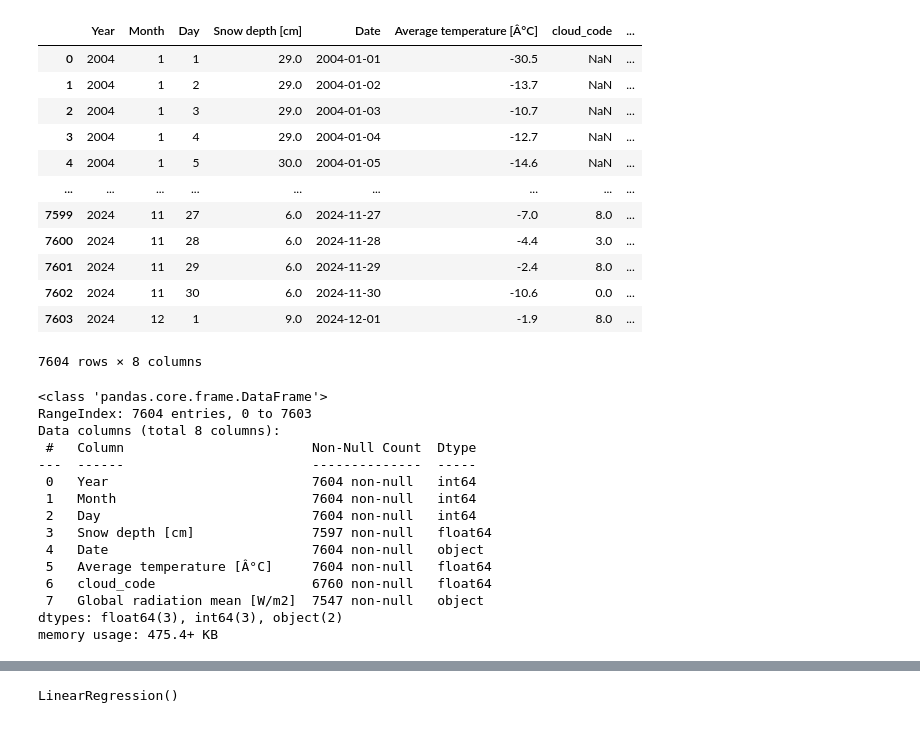
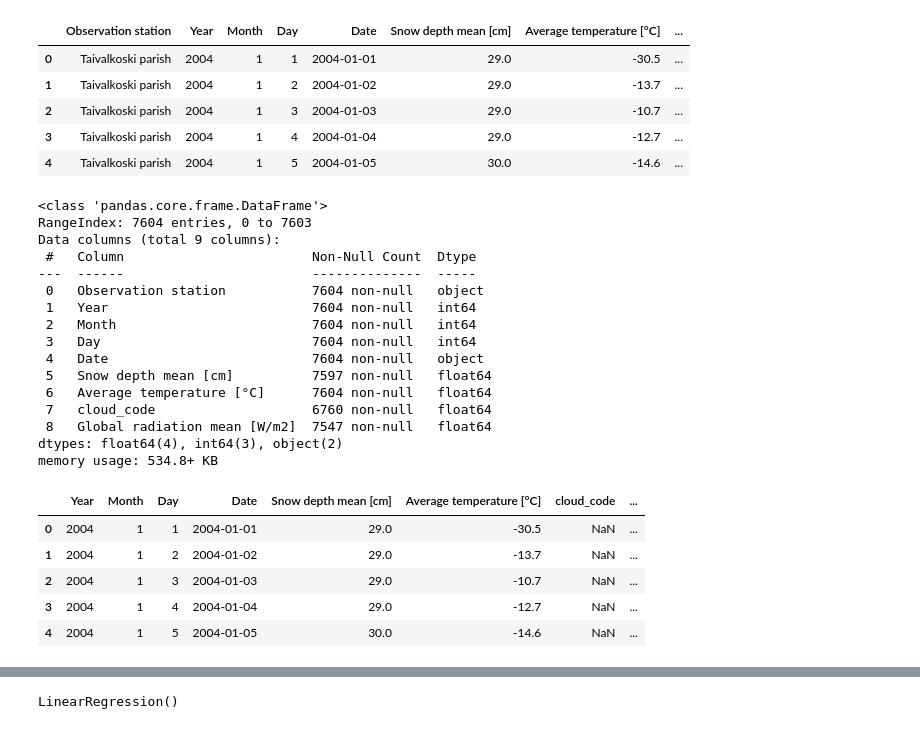
Before and after one commit to Mini-project-Team-Theta/team_theta, a Jupyter notebook: isosyote_df_polymodel.ipynb, the cells around one changed output, grey strips where cells are left out. Saved outputs shown, nothing was run; the diff lists cells and outputs as text; code cells hidden in the pictures.

```diff
--- a/isosyote_df_polymodel.ipynb
+++ b/isosyote_df_polymodel.ipynb
@@ -29,35 +12,29 @@ df
-# %%
-df.drop(columns=["Observation station"], inplace=True)
-df
-# %% [output]
-|  | Year | Month | Day | Snow depth [cm] | Date | Average temperature [Â°C] | cloud_code | ... |
-| 0 | 2004 | 1 | 1 | 29.0 | 2004-01-01 | -30.5 | NaN | ... |
-| 1 | 2004 | 1 | 2 | 29.0 | 2004-01-02 | -13.7 | NaN | ... |
-| 2 | 2004 | 1 | 3 | 29.0 | 2004-01-03 | -10.7 | NaN | ... |
-| 3 | 2004 | 1 | 4 | 29.0 | 2004-01-04 | -12.7 | NaN | ... |
-| 4 | 2004 | 1 | 5 | 30.0 | 2004-01-05 | -14.6 | NaN | ... |
-| ... | ... | ... | ... | ... | ... | ... | ... | ... |
-| 7599 | 2024 | 11 | 27 | 6.0 | 2024-11-27 | -7.0 | 8.0 | ... |
-| 7600 | 2024 | 11 | 28 | 6.0 | 2024-11-28 | -4.4 | 3.0 | ... |
-| 7601 | 2024 | 11 | 29 | 6.0 | 2024-11-29 | -2.4 | 8.0 | ... |
-| 7602 | 2024 | 11 | 30 | 6.0 | 2024-11-30 | -10.6 | 0.0 | ... |
-| 7603 | 2024 | 12 | 1 | 9.0 | 2024-12-01 | -1.9 | 8.0 | ... |
-7604 rows × 8 columns
+# %%
+df = pd.read_csv("final/isosyote_df.csv")
+df.head()
+# %% [output]
+|  | Observation station | Year | Month | Day | Date | Snow depth mean [cm] | Average temperature [°C] | ... |
+| 0 | Taivalkoski parish | 2004 | 1 | 1 | 2004-01-01 | 29.0 | -30.5 | ... |
+| 1 | Taivalkoski parish | 2004 | 1 | 2 | 2004-01-02 | 29.0 | -13.7 | ... |
+| 2 | Taivalkoski parish | 2004 | 1 | 3 | 2004-01-03 | 29.0 | -10.7 | ... |
+| 3 | Taivalkoski parish | 2004 | 1 | 4 | 2004-01-04 | 29.0 | -12.7 | ... |
+| 4 | Taivalkoski parish | 2004 | 1 | 5 | 2004-01-05 | 30.0 | -14.6 | ... |
 # %%
 df.info()
 # %% [output]
 <class 'pandas.core.frame.DataFrame'>
 RangeIndex: 7604 entries, 0 to 7603
-Data columns (total 8 columns):
+Data columns (total 9 columns):
  #   Column                        Non-Null Count  Dtype
 ---  ------                        --------------  -----
- 0   Year                          7604 non-null   int64
- 1   Month                         7604 non-null   int64
- 2   Day                           7604 non-null   int64
- 3   Snow depth [cm]               7597 non-null   float64
+ 0   Observation station           7604 non-null   object
+ 1   Year                          7604 non-null   int64
+ 2   Month                         7604 non-null   int64
+ 3   Day                           7604 non-null   int64
  4   Date                          7604 non-null   object
- 5   Average temperature [Â°C]     7604 non-null   float64
- 6   cloud_code                    6760 non-null   float64
- 7   Global radiation mean [W/m2]  7547 non-null   object
-dtypes: float64(3), int64(3), object(2)
-memory usage: 475.4+ KB
+ 5   Snow depth mean [cm]          7597 non-null   float64
+ 6   Average temperature [°C]      7604 non-null   float64
+ 7   cloud_code                    6760 non-null   float64
+ 8   Global radiation mean [W/m2]  7547 non-null   float64
+dtypes: float64(4), int64(3), object(2)
+memory usage: 534.8+ KB
@@ -66 +41,13 @@ df["Global radiation mean [W/m2]"] = df["Global radiation mean [W/m2]"].str.repl
+# %%
+df["Date"] = pd.to_datetime(df["Date"])
+df['day_of_year'] = df['Date'].dt.dayofyear
+df.drop(columns=["Observation station"], inplace=True)
+df.head()
+# %% [output]
+|  | Year | Month | Day | Date | Snow depth mean [cm] | Average temperature [°C] | cloud_code | ... |
+| 0 | 2004 | 1 | 1 | 2004-01-01 | 29.0 | -30.5 | NaN | ... |
+| 1 | 2004 | 1 | 2 | 2004-01-02 | 29.0 | -13.7 | NaN | ... |
+| 2 | 2004 | 1 | 3 | 2004-01-03 | 29.0 | -10.7 | NaN | ... |
+| 3 | 2004 | 1 | 4 | 2004-01-04 | 29.0 | -12.7 | NaN | ... |
+| 4 | 2004 | 1 | 5 | 2004-01-05 | 30.0 | -14.6 | NaN | ... |
 # %%
```
Also changed, not shown: parts of 17 cells of this notebook, 3 other files.
